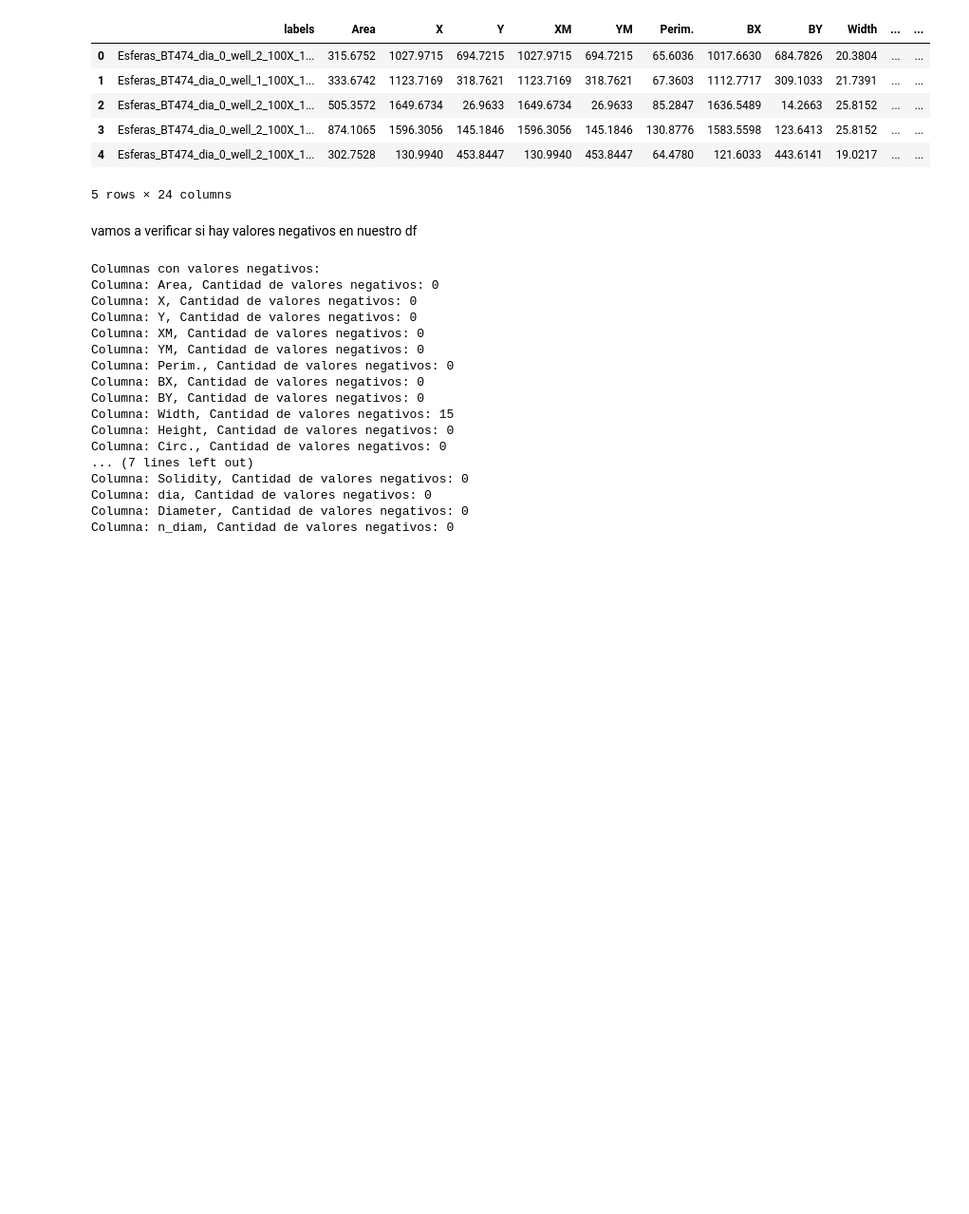
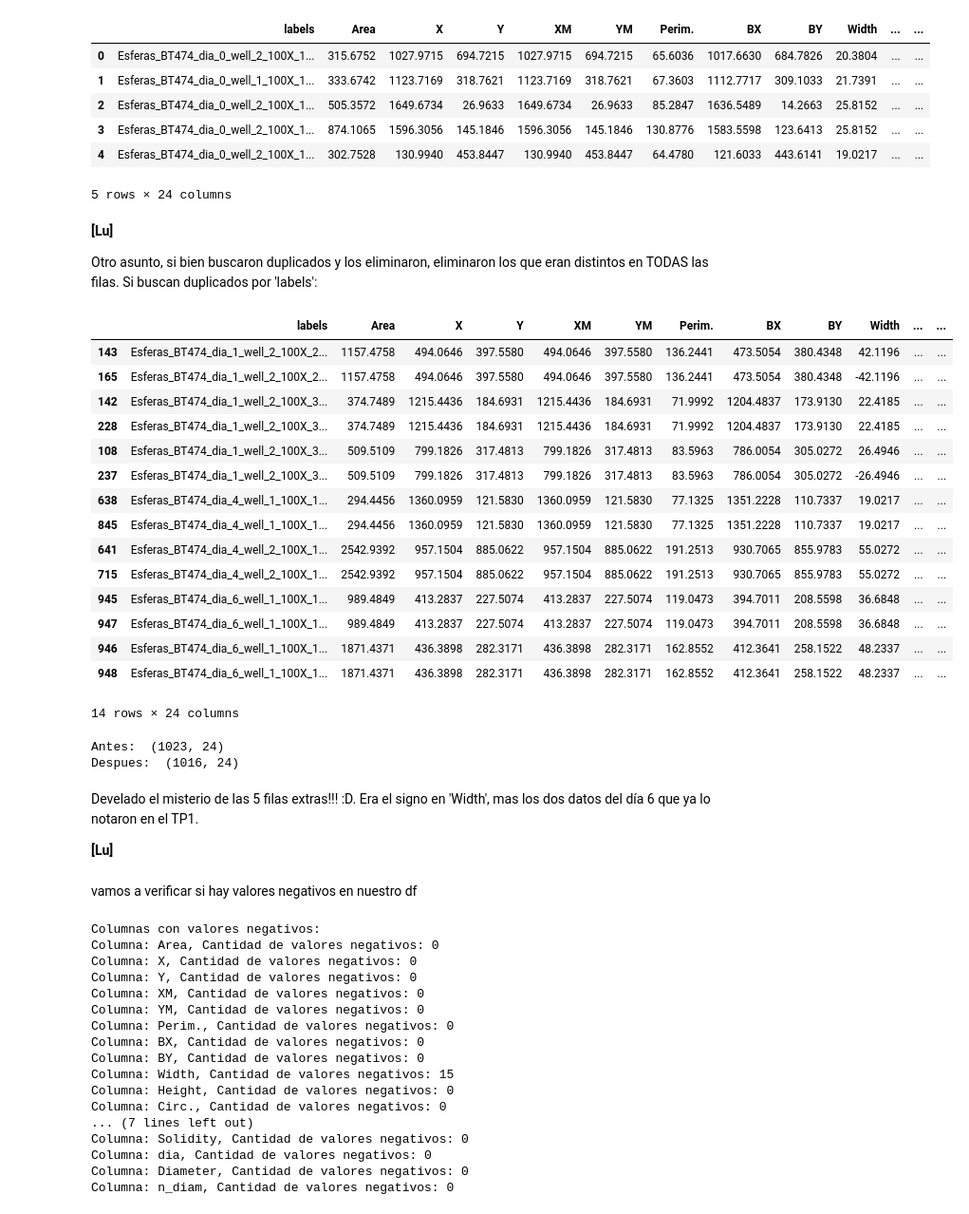
Before and after one commit to luciabarg/datos_tumoresferas, a Jupyter notebook: G1/2_EyCD_Clasificacion_Tumoresferas_Grupo1_revision_Lu.ipynb, the cells around one changed output. Shown at 95% size. Drawn from its saved outputs; the diff is of its cells as text; code cells hidden in the pictures; blank space fills up the shorter version.

```diff
--- a/G1/2_EyCD_Clasificacion_Tumoresferas_Grupo1_revision_Lu.ipynb
+++ b/G1/2_EyCD_Clasificacion_Tumoresferas_Grupo1_revision_Lu.ipynb
@@ -1377,3 +1517,40 @@ data_sin_duplicados.head()
 | 3 | Esferas_BT474_dia_0_well_2_100X_1... | 874.1065 | 1596.3056 | 145.1846 | 1596.3056 | 145.1846 | 130.8776 | 1583.5598 | 123.6413 | 25.8152 | ... | ... |
 | 4 | Esferas_BT474_dia_0_well_2_100X_1... | 302.7528 | 130.9940 | 453.8447 | 130.9940 | 453.8447 | 64.4780 | 121.6033 | 443.6141 | 19.0217 | ... | ... |
 5 rows × 24 columns
+# %% [markdown]
+**[Lu]**
+
+Otro asunto, si bien buscaron duplicados y los eliminaron, eliminaron los que eran distintos en TODAS las filas. Si buscan duplicados por 'labels':
+# %%
+duplicados_por_labels = data_sin_duplicados[data_sin_duplicados.duplicated(subset='labels', keep=False)].sort_values('labels')
+duplicados_por_labels
+# %% [output]
+|  | labels | Area | X | Y | XM | YM | Perim. | BX | BY | Width | ... | ... |
+| 143 | Esferas_BT474_dia_1_well_2_100X_2... | 1157.4758 | 494.0646 | 397.5580 | 494.0646 | 397.5580 | 136.2441 | 473.5054 | 380.4348 | 42.1196 | ... | ... |
+| 165 | Esferas_BT474_dia_1_well_2_100X_2... | 1157.4758 | 494.0646 | 397.5580 | 494.0646 | 397.5580 | 136.2441 | 473.5054 | 380.4348 | -42.1196 | ... | ... |
+| 142 | Esferas_BT474_dia_1_well_2_100X_3... | 374.7489 | 1215.4436 | 184.6931 | 1215.4436 | 184.6931 | 71.9992 | 1204.4837 | 173.9130 | 22.4185 | ... | ... |
+| 228 | Esferas_BT474_dia_1_well_2_100X_3... | 374.7489 | 1215.4436 | 184.6931 | 1215.4436 | 184.6931 | 71.9992 | 1204.4837 | 173.9130 | 22.4185 | ... | ... |
+| 108 | Esferas_BT474_dia_1_well_2_100X_3... | 509.5109 | 799.1826 | 317.4813 | 799.1826 | 317.4813 | 83.5963 | 786.0054 | 305.0272 | 26.4946 | ... | ... |
+| 237 | Esferas_BT474_dia_1_well_2_100X_3... | 509.5109 | 799.1826 | 317.4813 | 799.1826 | 317.4813 | 83.5963 | 786.0054 | 305.0272 | -26.4946 | ... | ... |
+| 638 | Esferas_BT474_dia_4_well_1_100X_1... | 294.4456 | 1360.0959 | 121.5830 | 1360.0959 | 121.5830 | 77.1325 | 1351.2228 | 110.7337 | 19.0217 | ... | ... |
+| 845 | Esferas_BT474_dia_4_well_1_100X_1... | 294.4456 | 1360.0959 | 121.5830 | 1360.0959 | 121.5830 | 77.1325 | 1351.2228 | 110.7337 | 19.0217 | ... | ... |
+| 641 | Esferas_BT474_dia_4_well_2_100X_1... | 2542.9392 | 957.1504 | 885.0622 | 957.1504 | 885.0622 | 191.2513 | 930.7065 | 855.9783 | 55.0272 | ... | ... |
+| 715 | Esferas_BT474_dia_4_well_2_100X_1... | 2542.9392 | 957.1504 | 885.0622 | 957.1504 | 885.0622 | 191.2513 | 930.7065 | 855.9783 | 55.0272 | ... | ... |
+| 945 | Esferas_BT474_dia_6_well_1_100X_1... | 989.4849 | 413.2837 | 227.5074 | 413.2837 | 227.5074 | 119.0473 | 394.7011 | 208.5598 | 36.6848 | ... | ... |
+| 947 | Esferas_BT474_dia_6_well_1_100X_1... | 989.4849 | 413.2837 | 227.5074 | 413.2837 | 227.5074 | 119.0473 | 394.7011 | 208.5598 | 36.6848 | ... | ... |
+| 946 | Esferas_BT474_dia_6_well_1_100X_1... | 1871.4371 | 436.3898 | 282.3171 | 436.3898 | 282.3171 | 162.8552 | 412.3641 | 258.1522 | 48.2337 | ... | ... |
+| 948 | Esferas_BT474_dia_6_well_1_100X_1... | 1871.4371 | 436.3898 | 282.3171 | 436.3898 | 282.3171 | 162.8552 | 412.3641 | 258.1522 | 48.2337 | ... | ... |
+14 rows × 24 columns
+# %%
+# Así pueden eliminar filas duplicadas,pero luego de tratar lo del signo negativo:
+data_sin_duplicados_bis = data_sin_duplicados.drop_duplicates(subset='labels')
+print("Antes: ", data_sin_duplicados.shape)
+print("Despues: ", data_sin_duplicados_bis.shape)
+# %% [output]
+Antes:  (1023, 24)
+Despues:  (1016, 24)
+# %% [markdown]
+Develado el misterio de las 5 filas extras!!! :D. Era el signo en 'Width', mas los dos datos del día 6 que ya lo notaron en el TP1.
+
+
+**[Lu]**
```
Also changed, not shown: parts of 36 cells of this notebook.
